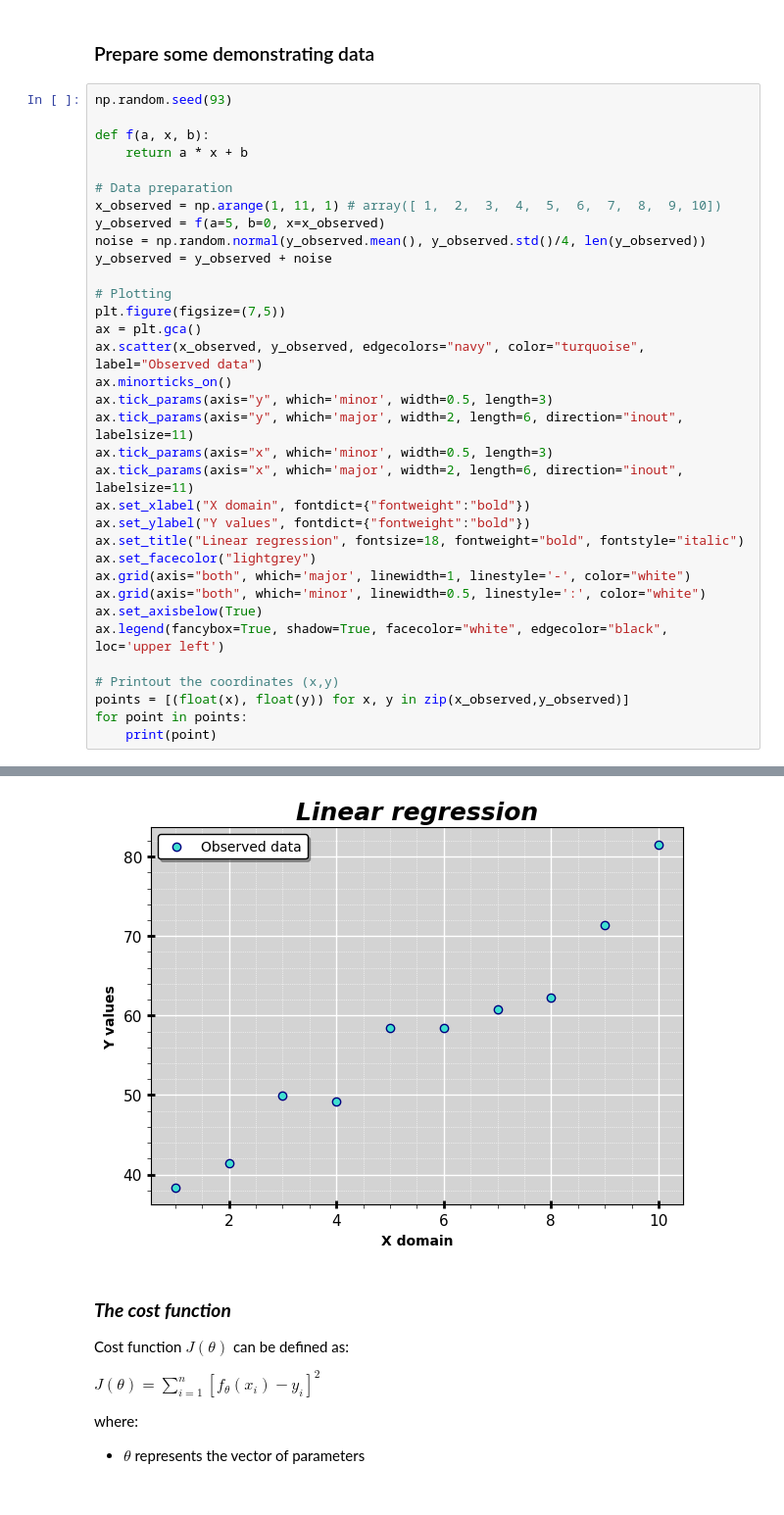
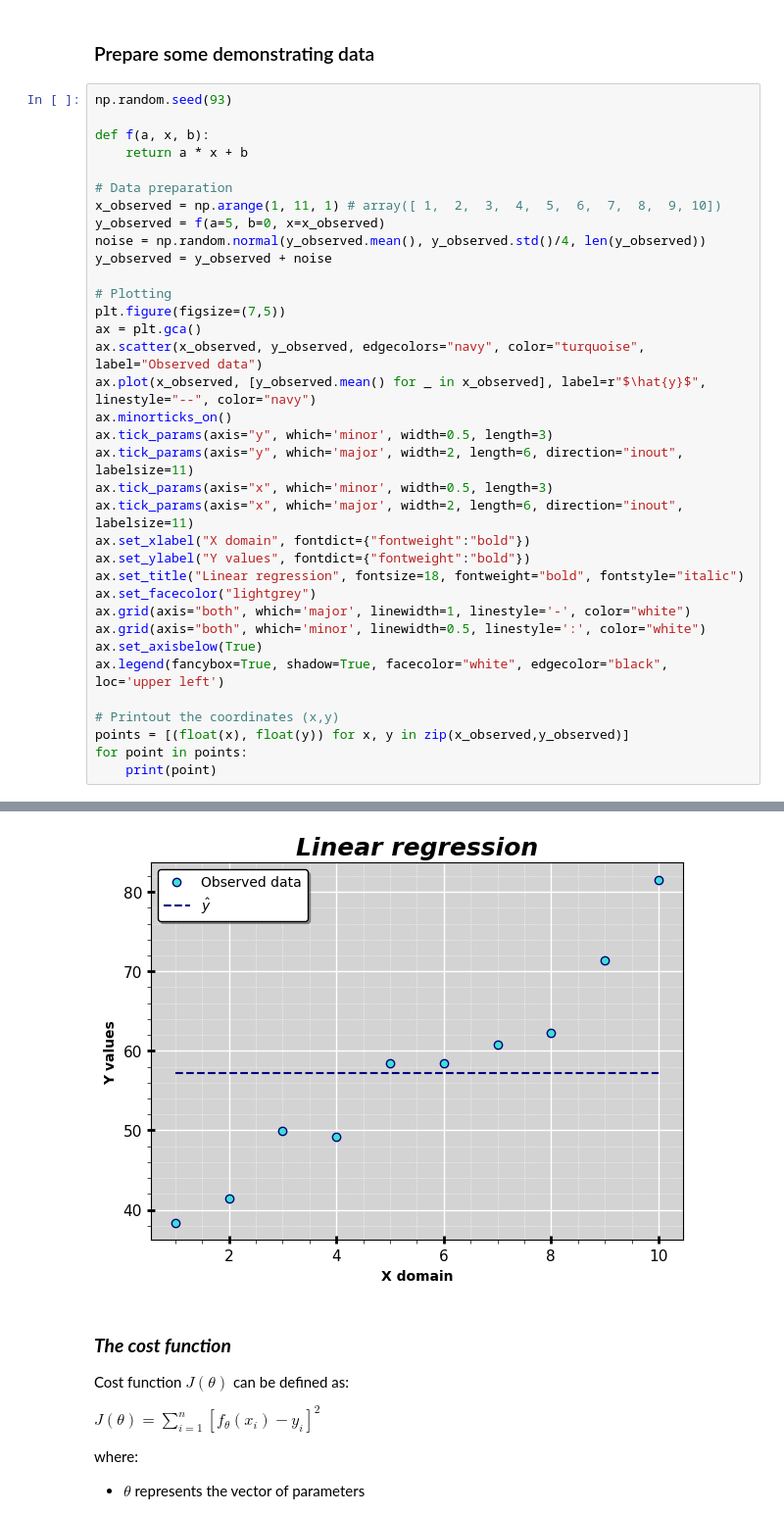
Before and after one commit to kameelsky/data-science, a Jupyter notebook: Toolbox/GD_minimization.ipynb, the cells around one changed output, grey strips where cells are left out. Shown at 98% size. Saved outputs shown, nothing was run; the diff lists cells and outputs as text.

```diff
--- a/Toolbox/GD_minimization.ipynb
+++ b/Toolbox/GD_minimization.ipynb
@@ -23,36 +23,37 @@ y_observed = y_observed + noise
 plt.figure(figsize=(7,5))
 ax = plt.gca()
 ax.scatter(x_observed, y_observed, edgecolors="navy", color="turquoise", label="Observed data")
+ax.plot(x_observed, [y_observed.mean() for _ in x_observed], label=r"$\hat{y}$", linestyle="--", color="navy")
 ax.minorticks_on()
 ax.tick_params(axis="y", which='minor', width=0.5, length=3)
 ax.tick_params(axis="y", which='major', width=2, length=6, direction="inout", labelsize=11)
 ax.tick_params(axis="x", which='minor', width=0.5, length=3)
 ax.tick_params(axis="x", which='major', width=2, length=6, direction="inout", labelsize=11)
 ax.set_xlabel("X domain", fontdict={"fontweight":"bold"})
 ax.set_ylabel("Y values", fontdict={"fontweight":"bold"})
 ax.set_title("Linear regression", fontsize=18, fontweight="bold", fontstyle="italic")
 ax.set_facecolor("lightgrey")
 ax.grid(axis="both", which='major', linewidth=1, linestyle='-', color="white")
 ax.grid(axis="both", which='minor', linewidth=0.5, linestyle=':', color="white")
 ax.set_axisbelow(True)
 ax.legend(fancybox=True, shadow=True, facecolor="white", edgecolor="black", loc='upper left')
 
 # Printout the coordinates (x,y)
 points = [(float(x), float(y)) for x, y in zip(x_observed,y_observed)]
 for point in points:
     print(point)
 # %% [output]
 (1.0, 38.352984374250575)
 (2.0, 41.45202893731496)
 (3.0, 49.9041313324819)
 (4.0, 49.16598065698017)
 (5.0, 58.43148833802561)
 (6.0, 58.43070845703831)
 (7.0, 60.83707812977083)
 (8.0, 62.24378813242513)
 (9.0, 71.40376015691912)
 (10.0, 81.50859943441492)
-[figure, old version]
+[figure, new version]
 # %% [markdown]
 ### ***The cost function***
 
```
Also changed, not shown: parts of 16 cells of this notebook, 1 other file.
